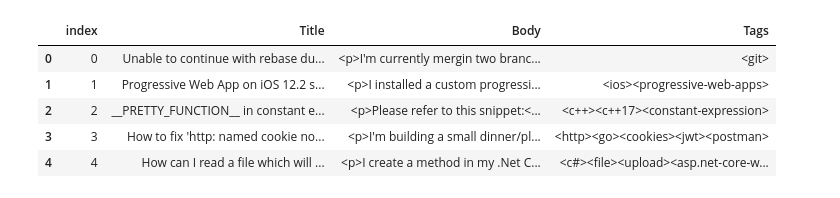
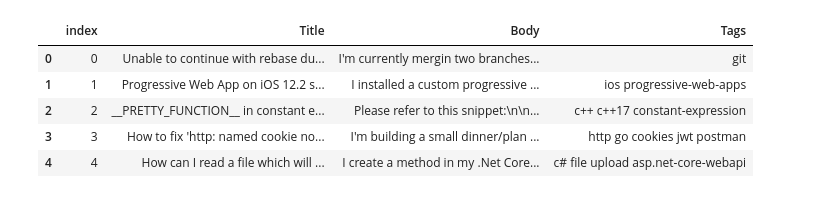
Before and after one commit to laildfz/P5_machine_learning, a Jupyter notebook: notebook/notebook_test.ipynb, the cells around one changed output. Saved outputs shown, nothing was run; the diff lists cells and outputs as text; code cells hidden in the pictures.

```diff
--- a/notebook/notebook_test.ipynb
+++ b/notebook/notebook_test.ipynb
@@ -4,14 +27,14 @@ import numpy as np
 # %%
-data = pd.read_csv("../data/data_not_clean.csv")
+data = pd.read_csv("../data/data_clean.csv")
 data = data[["Id", "Title", "Body", "Tags"]]
 data.reset_index(inplace=True)
 data.drop(columns='Id', inplace=True)
 
 data.head()
 # %% [output]
 |  | index | Title | Body | Tags |
-| 0 | 0 | Unable to continue with rebase du... | <p>I'm currently mergin two branc... | <git> |
-| 1 | 1 | Progressive Web App on iOS 12.2 s... | <p>I installed a custom progressi... | <ios><progressive-web-apps> |
-| 2 | 2 | __PRETTY_FUNCTION__ in constant e... | <p>Please refer to this snippet:<... | <c++><c++17><constant-expression> |
-| 3 | 3 | How to fix 'http: named cookie no... | <p>I'm building a small dinner/pl... | <http><go><cookies><jwt><postman> |
-| 4 | 4 | How can I read a file which will ... | <p>I create a method in my .Net C... | <c#><file><upload><asp.net-core-w... |
+| 0 | 0 | Unable to continue with rebase du... | I'm currently mergin two branches... | git |
+| 1 | 1 | Progressive Web App on iOS 12.2 s... | I installed a custom progressive ... | ios progressive-web-apps |
+| 2 | 2 | __PRETTY_FUNCTION__ in constant e... | Please refer to this snippet:\n\n... | c++ c++17 constant-expression |
+| 3 | 3 | How to fix 'http: named cookie no... | I'm building a small dinner/plan ... | http go cookies jwt postman |
+| 4 | 4 | How can I read a file which will ... | I create a method in my .Net Core... | c# file upload asp.net-core-webapi |
```
Also changed, not shown: parts of 20 cells of this notebook, 4 other files.
